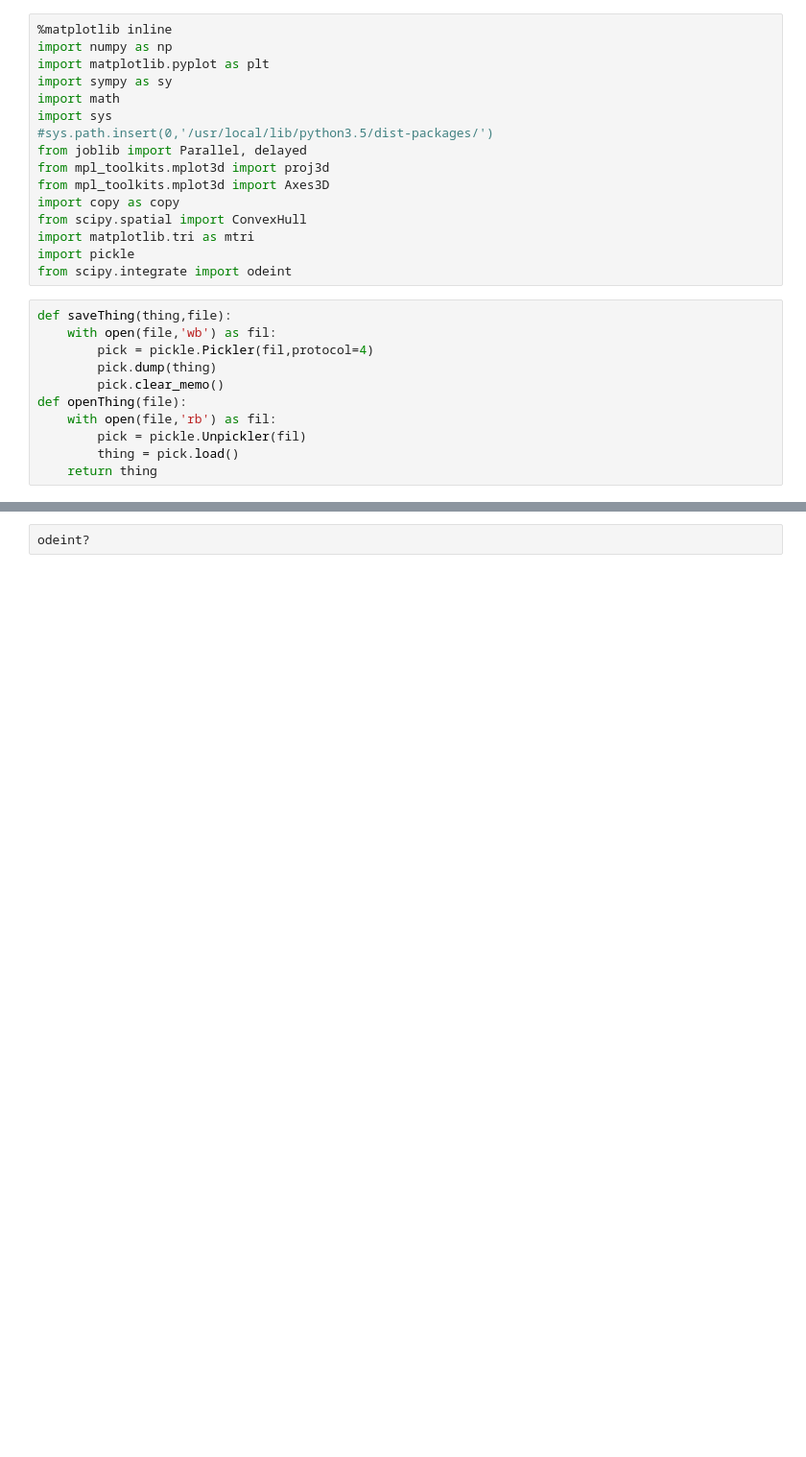
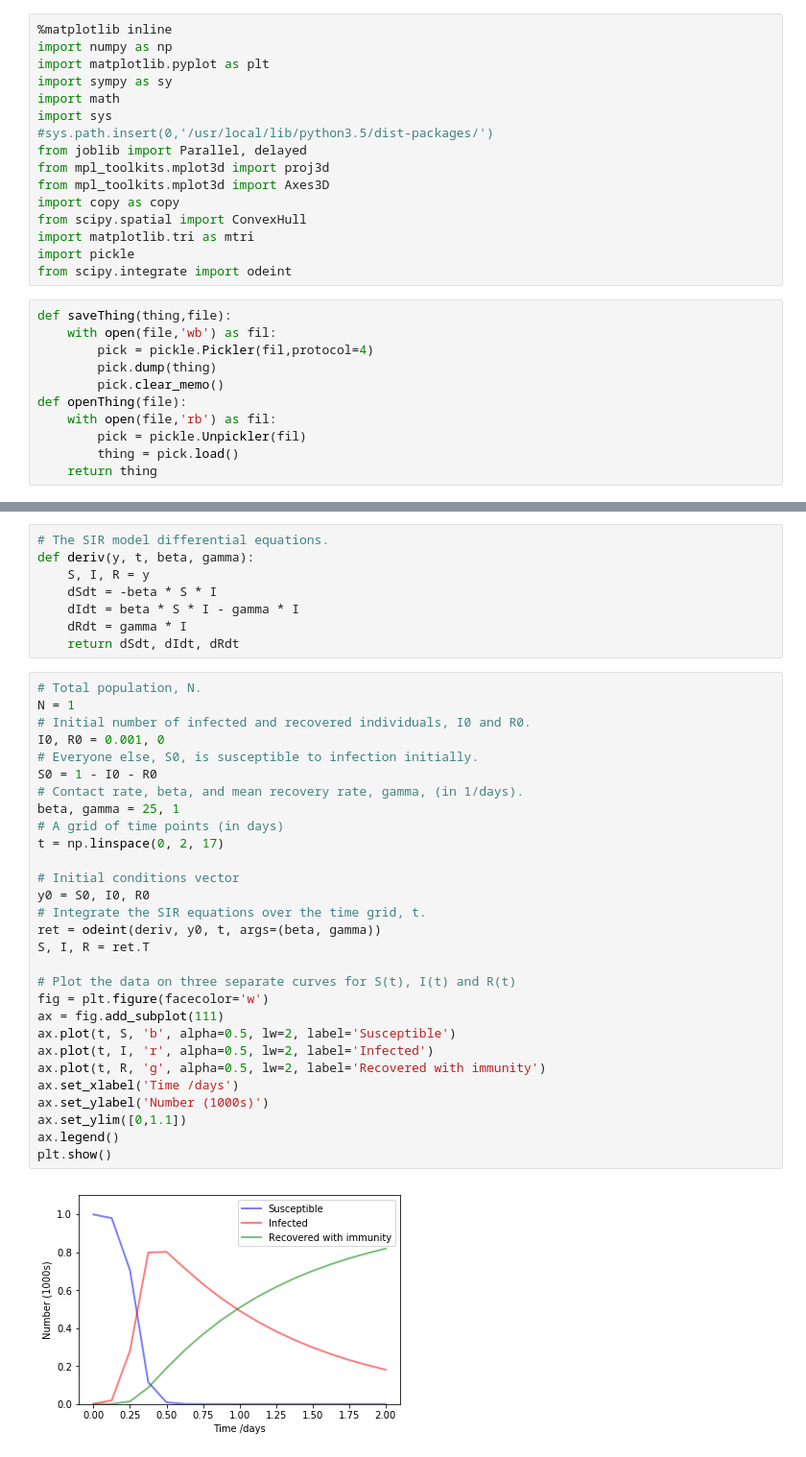
Before and after one commit to katnquinn/Bounding_Model_Predictions, a Jupyter notebook: SIR.ipynb, the cells around one changed output, grey strips where cells are left out. Shown at 96% size. Drawn from its saved outputs; the diff is of its cells as text; blank space fills up the shorter version.

```diff
--- a/SIR.ipynb
+++ b/SIR.ipynb
@@ -66,2 +66,39 @@ plt.show()
-# %%
-odeint?
+# %%
+# The SIR model differential equations.
+def deriv(y, t, beta, gamma):
+    S, I, R = y
+    dSdt = -beta * S * I
+    dIdt = beta * S * I - gamma * I
+    dRdt = gamma * I
+    return dSdt, dIdt, dRdt
+# %%
+# Total population, N.
+N = 1
+# Initial number of infected and recovered individuals, I0 and R0.
+I0, R0 = 0.001, 0
+# Everyone else, S0, is susceptible to infection initially.
+S0 = 1 - I0 - R0
+# Contact rate, beta, and mean recovery rate, gamma, (in 1/days).
+beta, gamma = 25, 1
+# A grid of time points (in days)
+t = np.linspace(0, 2, 17)
+
+# Initial conditions vector
+y0 = S0, I0, R0
+# Integrate the SIR equations over the time grid, t.
+ret = odeint(deriv, y0, t, args=(beta, gamma))
+S, I, R = ret.T
+
+# Plot the data on three separate curves for S(t), I(t) and R(t)
+fig = plt.figure(facecolor='w')
+ax = fig.add_subplot(111)
+ax.plot(t, S, 'b', alpha=0.5, lw=2, label='Susceptible')
+ax.plot(t, I, 'r', alpha=0.5, lw=2, label='Infected')
+ax.plot(t, R, 'g', alpha=0.5, lw=2, label='Recovered with immunity')
+ax.set_xlabel('Time /days')
+ax.set_ylabel('Number (1000s)')
+ax.set_ylim([0,1.1])
+ax.legend()
+plt.show()
+# %% [output]
+[figure, added]
```
Also changed, not shown: parts of 5 cells of this notebook.
